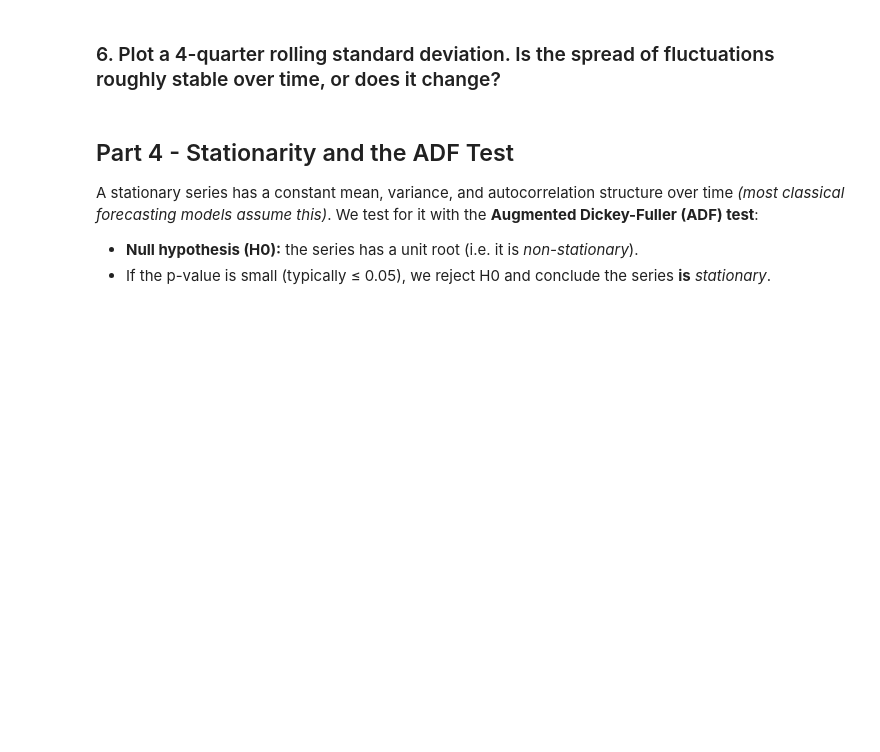
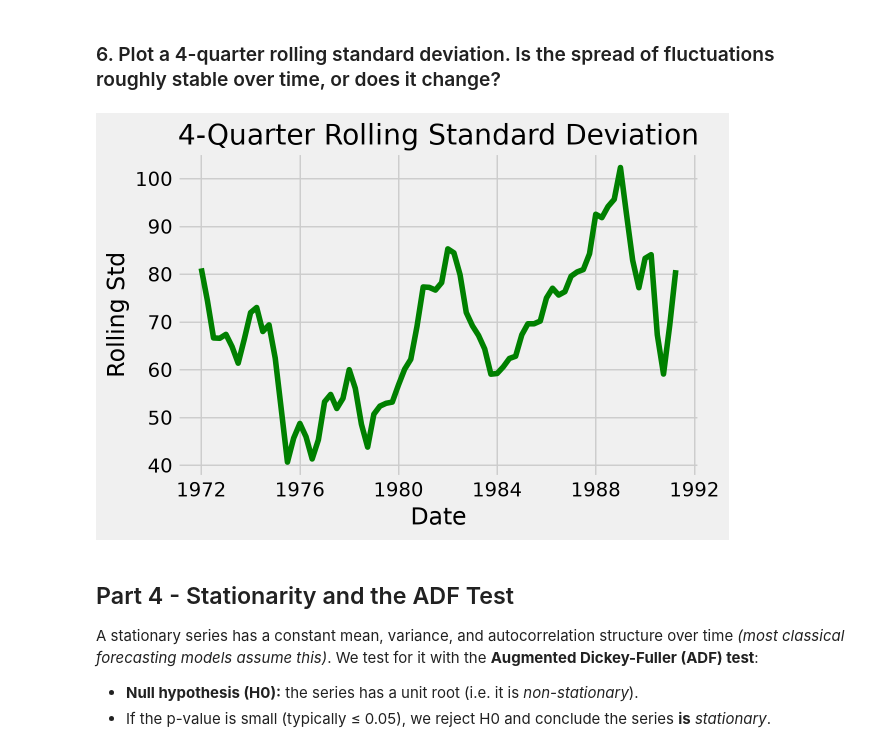
Before and after one commit to hawraalawi/labs, a Jupyter notebook: 8. Time Series/8.1 intro-datetime-eda-handling/Exercise/TimeSeries EDA Lab.ipynb, the cells around one changed output. Saved outputs shown, nothing was run; the diff lists cells and outputs as text; code cells hidden in the pictures; blank space fills up the shorter version.

```diff
--- a/8. Time Series/8.1 intro-datetime-eda-handling/Exercise/TimeSeries EDA Lab.ipynb
+++ b/8. Time Series/8.1 intro-datetime-eda-handling/Exercise/TimeSeries EDA Lab.ipynb
@@ -69,6 +114,16 @@ With quarterly data, a 4-quarter (1-year) rolling window is the suitable choice,
 ### 6. Plot a 4-quarter rolling standard deviation. Is the spread of fluctuations roughly stable over time, or does it change?
 # %%
 # YOUR CODE HERE
+rolling_std = df_eda['residents'].rolling(window=4).std()
+
+plt.figure(figsize=(6, 4))
+plt.plot(df_eda.index, rolling_std, color='green')
+plt.title('4-Quarter Rolling Standard Deviation')
+plt.xlabel('Date')
+plt.ylabel('Rolling Std')
+plt.show()
+# %% [output]
+[figure, added]
 # %% [markdown]
 ## Part 4 - Stationarity and the ADF Test
 
```
Also changed, not shown: parts of 10 cells of this notebook.
